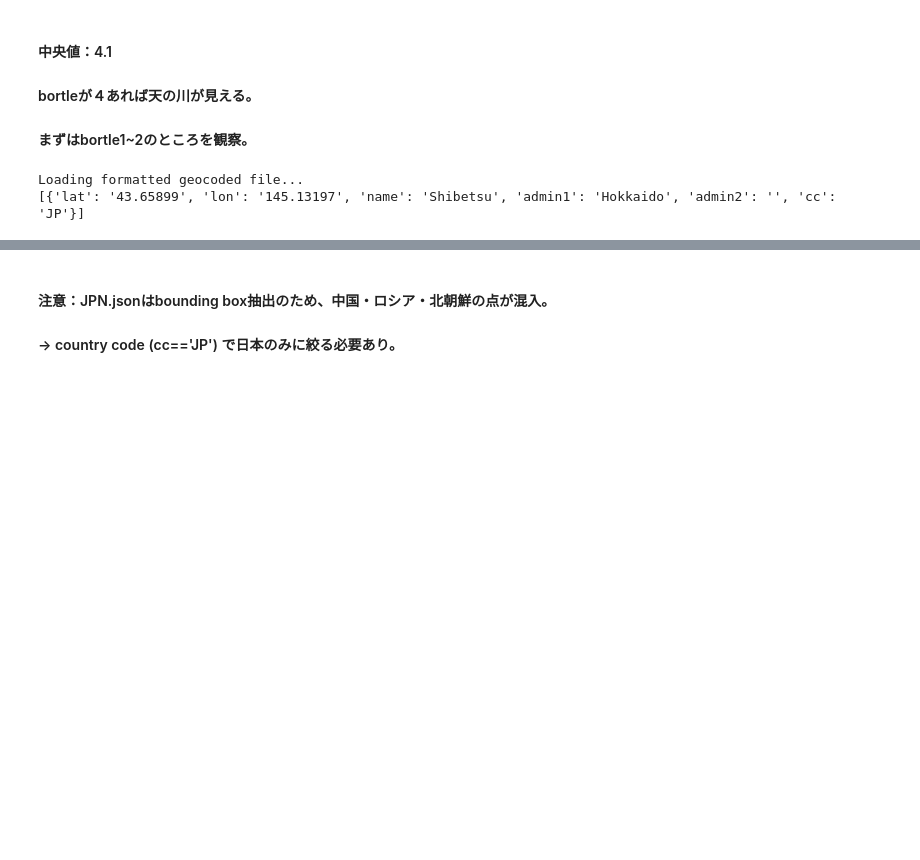
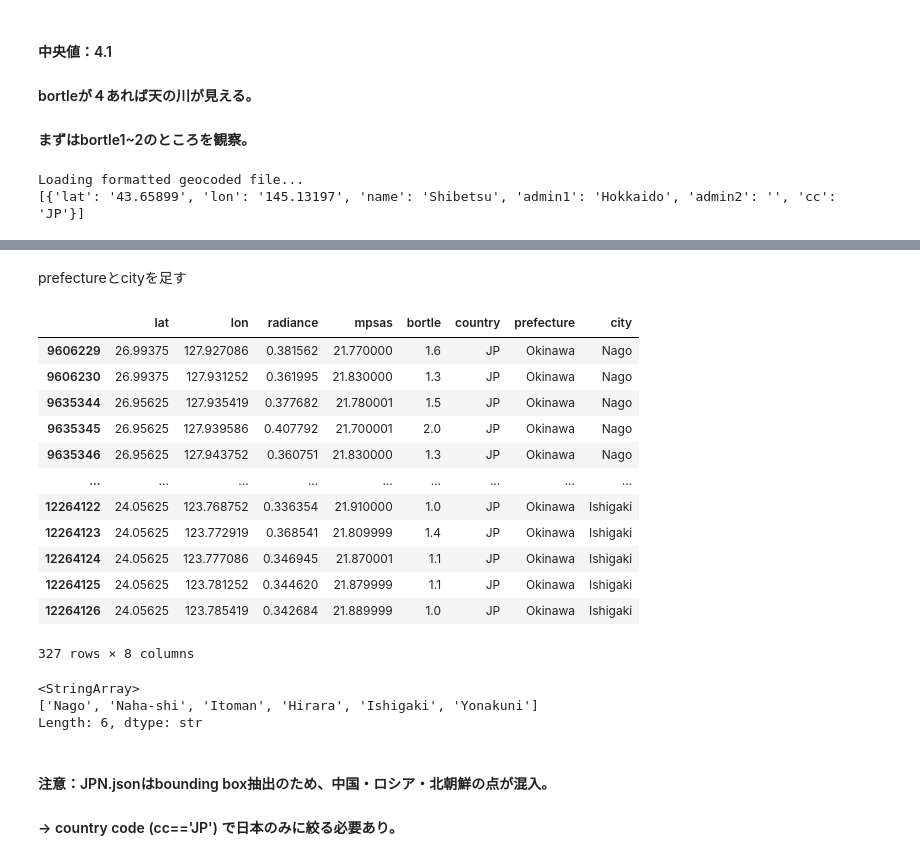
Before and after one commit to kanonyonezu/Mapping-Unseen, a Jupyter notebook: explore.ipynb, the cells around one changed output, grey strips where cells are left out. Saved outputs shown, nothing was run; the diff lists cells and outputs as text; code cells hidden in the pictures; blank space fills up the shorter version.

```diff
--- a/explore.ipynb
+++ b/explore.ipynb
@@ -17,4 +37,4 @@ import geopandas as gpd
 #!pip install geopandas
 # %%
 with open('JPN.json') as f:
-    data = json.load(f)
+    data_jp = json.load(f)
@@ -21,3 +48,6 @@ with open('JPN.json') as f:
+# %%
+with open('CHN.json') as f_zh:
+    data_zh = json.load(f_zh)
 # %%
 #!pip install reverse_geocoder
 # %%
@@ -99,3 +300,29 @@ array(['Heilongjiang Sheng', 'Primorskiy', 'Hokkaido', 'Jilin Sheng',
+# %% [markdown]
+prefectureとcityを足す
+# %%
+okinawa['prefecture'] = [r['admin1'] for r in results_ok]
+okinawa['city'] = [r['name'] for r in results_ok]
+okinawa
+# %% [output]
+|  | lat | lon | radiance | mpsas | bortle | country | prefecture | city |
+| 9606229 | 26.99375 | 127.927086 | 0.381562 | 21.770000 | 1.6 | JP | Okinawa | Nago |
+| 9606230 | 26.99375 | 127.931252 | 0.361995 | 21.830000 | 1.3 | JP | Okinawa | Nago |
+| 9635344 | 26.95625 | 127.935419 | 0.377682 | 21.780001 | 1.5 | JP | Okinawa | Nago |
+| 9635345 | 26.95625 | 127.939586 | 0.407792 | 21.700001 | 2.0 | JP | Okinawa | Nago |
+| 9635346 | 26.95625 | 127.943752 | 0.360751 | 21.830000 | 1.3 | JP | Okinawa | Nago |
+| ... | ... | ... | ... | ... | ... | ... | ... | ... |
+| 12264122 | 24.05625 | 123.768752 | 0.336354 | 21.910000 | 1.0 | JP | Okinawa | Ishigaki |
+| 12264123 | 24.05625 | 123.772919 | 0.368541 | 21.809999 | 1.4 | JP | Okinawa | Ishigaki |
+| 12264124 | 24.05625 | 123.777086 | 0.346945 | 21.870001 | 1.1 | JP | Okinawa | Ishigaki |
+| 12264125 | 24.05625 | 123.781252 | 0.344620 | 21.879999 | 1.1 | JP | Okinawa | Ishigaki |
+| 12264126 | 24.05625 | 123.785419 | 0.342684 | 21.889999 | 1.0 | JP | Okinawa | Ishigaki |
+327 rows × 8 columns
+# %%
+okinawa['city'].unique()
+# %% [output]
+<StringArray>
+['Nago', 'Naha-shi', 'Itoman', 'Hirara', 'Ishigaki', 'Yonakuni']
+Length: 6, dtype: str
 # %% [markdown]
 #### 注意：JPN.jsonはbounding box抽出のため、中国・ロシア・北朝鮮の点が混入。
 #### → country code (cc=='JP') で日本のみに絞る必要あり。
```
Also changed, not shown: parts of 31 cells of this notebook, 1 other file.
